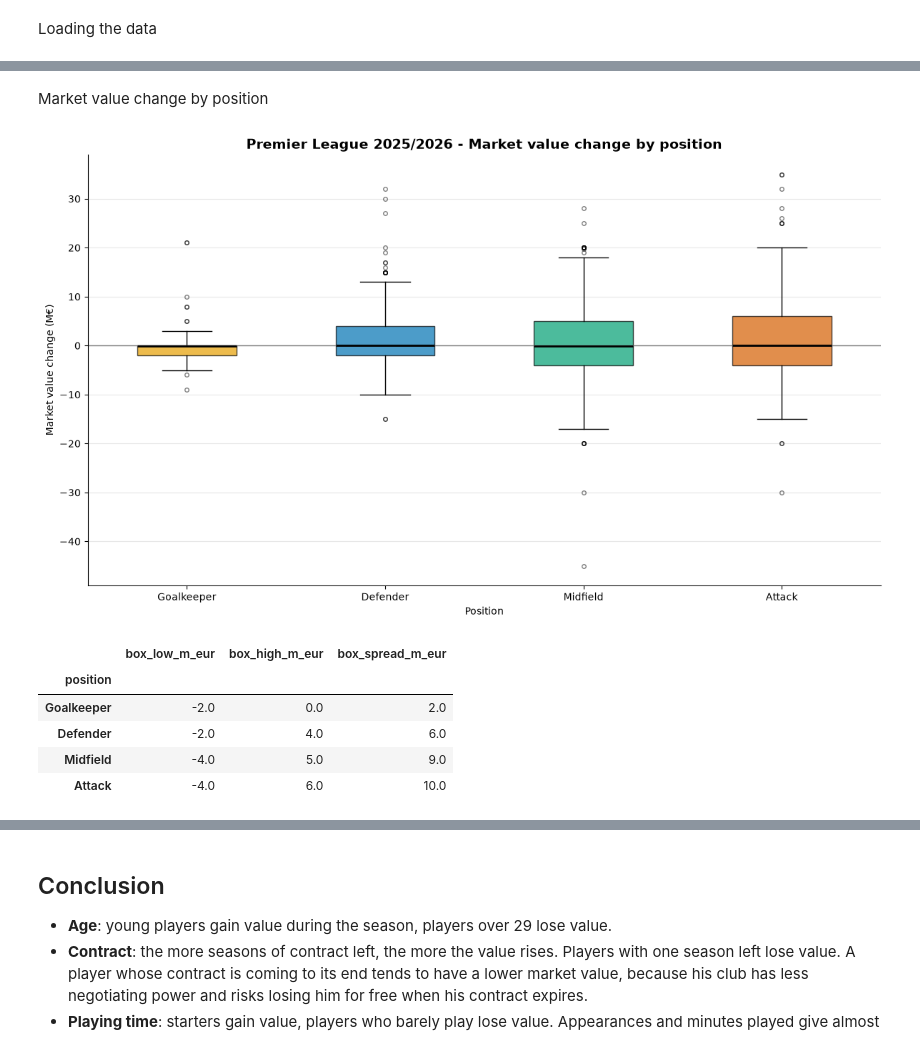
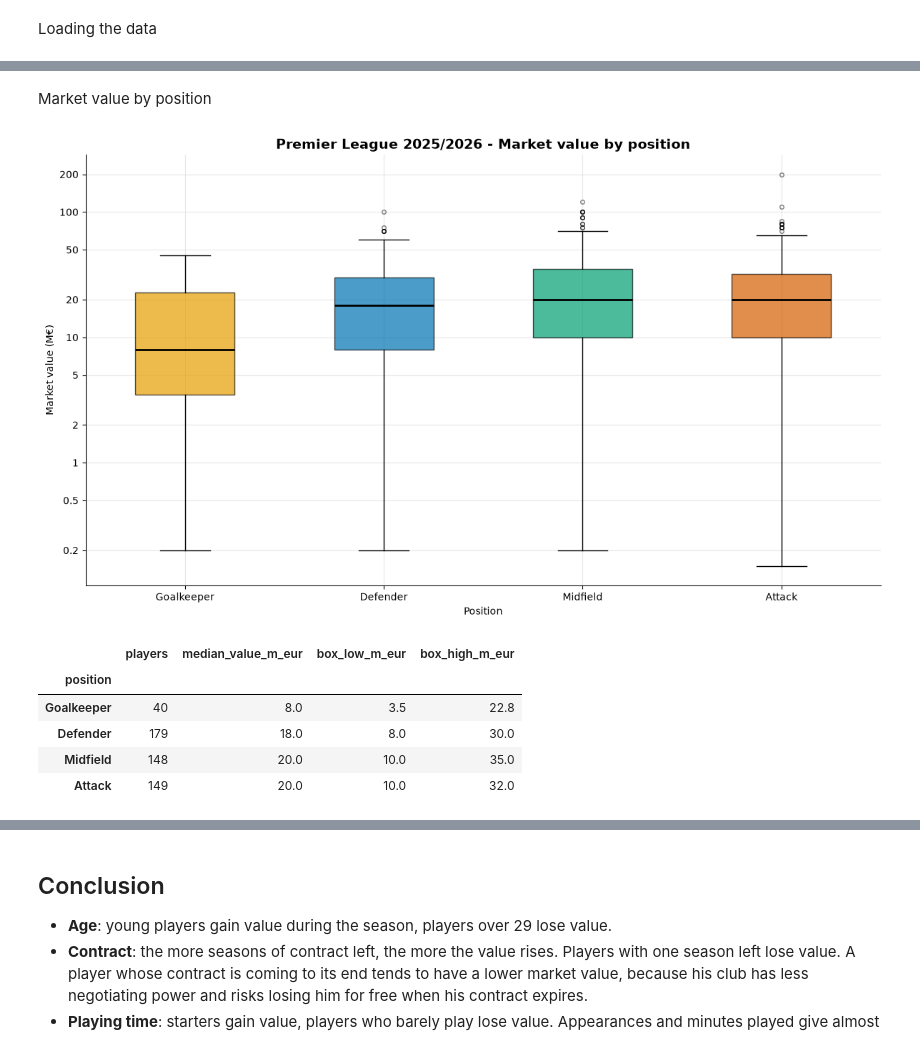
Before and after one commit to htm21/premier-league-market-value, a Jupyter notebook: notebooks/04_combined_analysis.ipynb, the cells around one changed output, grey strips where cells are left out. Saved outputs shown, nothing was run; the diff lists cells and outputs as text; code cells hidden in the pictures.

```diff
--- a/notebooks/04_combined_analysis.ipynb
+++ b/notebooks/04_combined_analysis.ipynb
@@ -286,27 +304,32 @@ A player who never or barely plays will see his market value decrease, while an
 # %%
-minutes_groups = pd.cut(pl_players_2025_26["minutes_played"], bins=[-1, 0, 900, 1800, 2700, 3420], labels=["0", "1-900", "901-1800", "1801-2700", "2701+"])
-mean_by_minutes_group = pl_players_2025_26.groupby(minutes_groups, observed=True).agg(
-    minutes_played=("minutes_played", "mean"), value_change_eur=("value_change_eur", "mean")
+minutes_groups = pd.cut(pl_players_2025_26["minutes_played"], bins=[0, 900, 1800, 2700, 3420], labels=["1-900", "901-1800", "1801-2700", "2701+"])
+median_by_minutes_groups = pl_players_2025_26.groupby(minutes_groups, observed=True).agg(
+    minutes_played=("minutes_played", "median"), value_end_eur=("value_end_eur", "median")
 )
+
+jitter = np.zeros(len(pl_players_2025_26))
 
 fig, ax = plt.subplots(figsize=(12, 7))
 for pos in positions:
-    p = pl_players_2025_26[pl_players_2025_26["position"] == pos]
-    ax.scatter(p["minutes_played"], p["value_change_eur"] / 1e6, color=colors[pos], s=25, alpha=0.7, label=pos)
+    is_pos = (pl_players_2025_26["position"] == pos).to_numpy()
+    p = pl_players_2025_26[is_pos]
+    ax.scatter(p["minutes_played"] + jitter[is_pos], p["value_end_eur"] / 1e6, color=colors[pos], s=25, alpha=0.7, label=pos)
 
-ax.plot(mean_by_minutes_group["minutes_played"], mean_by_minutes_group["value_change_eur"] / 1e6, color="black", linewidth=2, marker="o", label="Mean by minutes group")
-for group, row in mean_by_minutes_group.iterrows():
-    ax.annotate(group, (row["minutes_played"], row["value_change_eur"] / 1e6), textcoords="offset points", xytext=(0, 14), ha="center", fontsize=15, fontweight="bold", color="black",
+ax.plot(median_by_minutes_groups["minutes_played"], median_by_minutes_groups["value_end_eur"] / 1e6, color="black", linewidth=2, marker="o", label="Median by group")
+for group, row in median_by_minutes_groups.iterrows():
+    ax.annotate(group, (row["minutes_played"], row["value_end_eur"] / 1e6), textcoords="offset points", xytext=(0, 14), ha="center", fontsize=15, fontweight="bold", color="black",
                 bbox=dict(boxstyle="round,pad=0.2", facecolor="white", edgecolor="none", alpha=0.8))
 
-ax.axhline(0, color="grey", linewidth=1)
-ax.set_xlabel("Premier League minutes played in the season")
-ax.set_ylabel("Market value change (M€)")
-ax.set_title("Premier League 2025/2026 - Market value change by minutes played", fontsize=14, fontweight="bold")
+ax.set_xlabel("Premier League minutes played in the season (minutes)")
+ax.set_ylabel("Market value (M€)")
+ax.set_title("Premier League 2025/2026 - Market value by minutes played", fontsize=14, fontweight="bold")
 ax.legend(loc="lower right", title="Position")
+ax.set_yscale("log")
+ax.set_yticks(VALUE_TICKS, [f"{t:g}" for t in VALUE_TICKS])
+ax.minorticks_off()
 ax.spines[["top", "right"]].set_visible(False)
 ax.grid(alpha=0.3)
 plt.tight_layout()
-fig.savefig(reports_figures / "minutes_vs_value_change.png", dpi=150)
+fig.savefig(reports_figures / "minutes_vs_value.png", dpi=150)
 plt.show()
 # %% [output]
@@ -352,38 +351,40 @@ pl_players_2025_26.columns.to_list()
 # %% [markdown]
-Market value change by position
+Market value by position
 # %%
 fig, ax = plt.subplots(figsize=(12, 7))
 boxes = ax.boxplot(
-    [pl_players_2025_26.loc[pl_players_2025_26["position"] == pos, "value_change_eur"] / 1e6 for pos in positions],
+    [pl_players_2025_26.loc[pl_players_2025_26["position"] == pos, "value_end_eur"] / 1e6 for pos in positions],
     tick_labels=positions, patch_artist=True, widths=0.5,
     medianprops=dict(color="black", linewidth=2), flierprops=dict(marker="o", markersize=4, alpha=0.5),
 )
 for box, pos in zip(boxes["boxes"], positions):
     box.set_facecolor(colors[pos])
     box.set_alpha(0.7)
 
-ax.axhline(0, color="grey", linewidth=1)
 ax.set_xlabel("Position")
-ax.set_ylabel("Market value change (M€)")
-ax.set_title("Premier League 2025/2026 - Market value change by position", fontsize=14, fontweight="bold")
+ax.set_ylabel("Market value (M€)")
+ax.set_title("Premier League 2025/2026 - Market value by position", fontsize=14, fontweight="bold")
+ax.set_yscale("log")
+ax.set_yticks(VALUE_TICKS, [f"{t:g}" for t in VALUE_TICKS])
+ax.minorticks_off()
 ax.spines[["top", "right"]].set_visible(False)
-ax.grid(alpha=0.3, axis="y")
+ax.grid(alpha=0.3)
 plt.tight_layout()
-fig.savefig(reports_figures / "position_vs_value_change.png", dpi=150)
+fig.savefig(reports_figures / "position_vs_value.png", dpi=150)
 plt.show()
 # %% [output]
-[figure, old version]
+[figure, new version]
 # %%
-box_by_position = pl_players_2025_26.groupby("position")["value_change_eur"].agg(
+pl_players_2025_26.groupby("position")["value_end_eur"].agg(
+    players="count",
+    median_value_m_eur=lambda x: round(x.median() / 1e6, 1),
     box_low_m_eur=lambda x: round(x.quantile(0.25) / 1e6, 1),
     box_high_m_eur=lambda x: round(x.quantile(0.75) / 1e6, 1),
 ).reindex(positions)
-box_by_position["box_spread_m_eur"] = box_by_position["box_high_m_eur"] - box_by_position["box_low_m_eur"]
-box_by_position
 # %% [output]
-|  | box_low_m_eur | box_high_m_eur | box_spread_m_eur |
-| position |  |  |  |
-| Goalkeeper | -2.0 | 0.0 | 2.0 |
-| Defender | -2.0 | 4.0 | 6.0 |
-| Midfield | -4.0 | 5.0 | 9.0 |
-| Attack | -4.0 | 6.0 | 10.0 |
+|  | players | median_value_m_eur | box_low_m_eur | box_high_m_eur |
+| position |  |  |  |  |
+| Goalkeeper | 40 | 8.0 | 3.5 | 22.8 |
+| Defender | 179 | 18.0 | 8.0 | 30.0 |
+| Midfield | 148 | 20.0 | 10.0 | 35.0 |
+| Attack | 149 | 20.0 | 10.0 | 32.0 |
```
Also changed, not shown: parts of 42 cells of this notebook, 9 other files.
